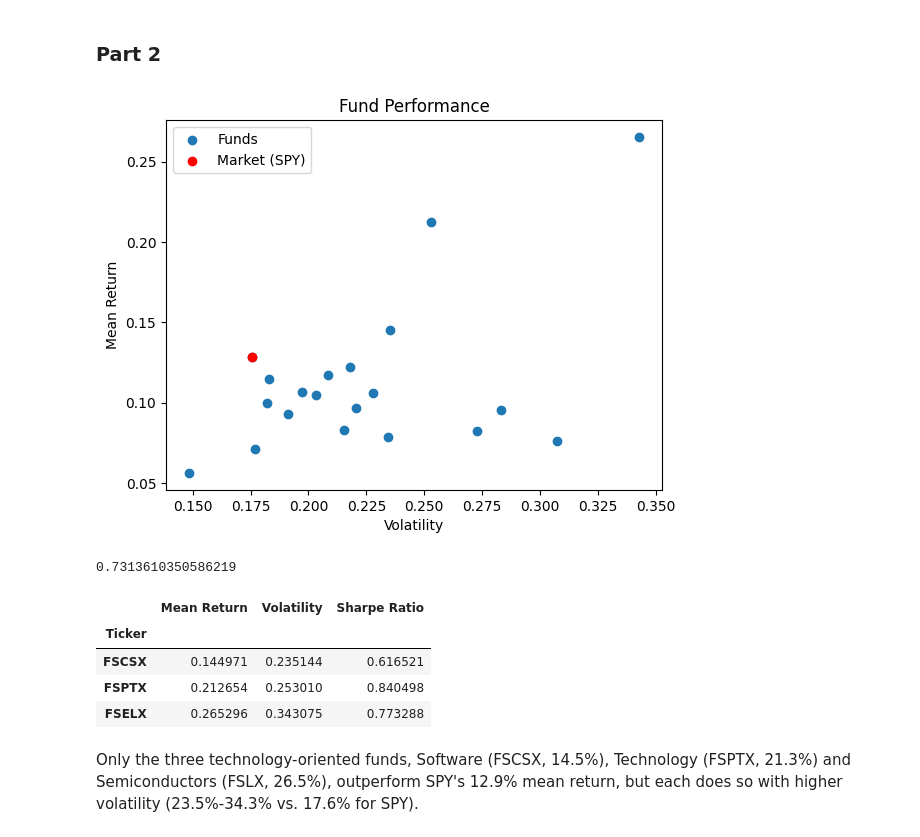
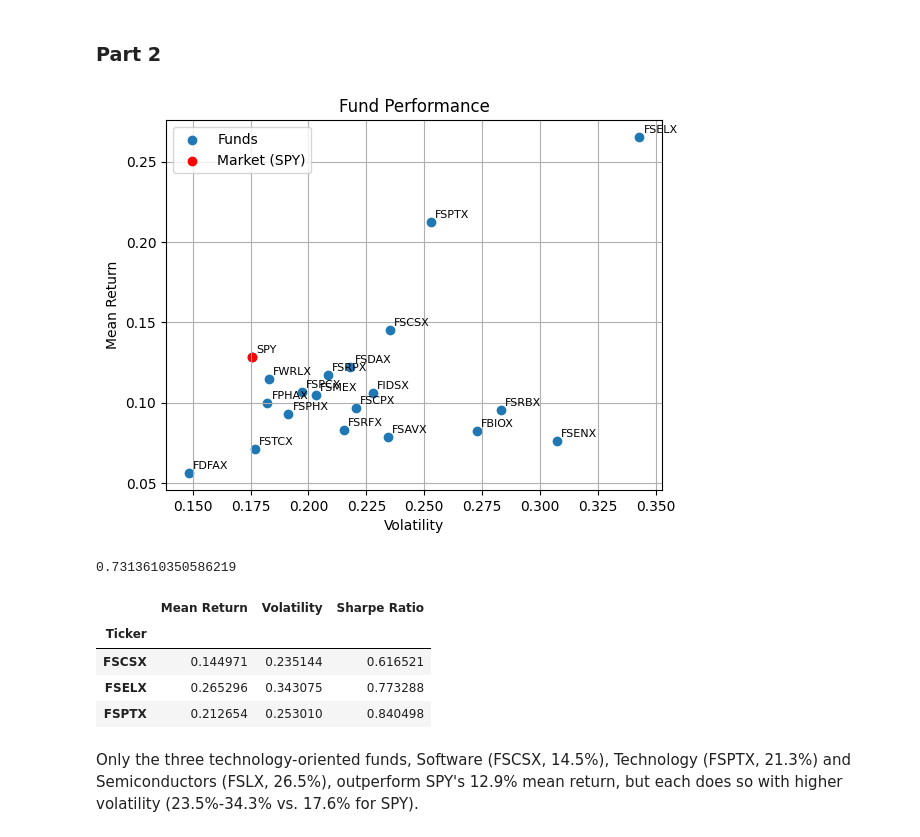
Before and after one commit to ctorello17/Project1, a Jupyter notebook: project1.ipynb, the cells around one changed output. Saved outputs shown, nothing was run; the diff lists cells and outputs as text; code cells hidden in the pictures.

Commit message:
part 2 graph fixed

```diff
--- a/project1.ipynb
+++ b/project1.ipynb
@@ -80,36 +80,39 @@ summary_abs.round(4)
 # %%
 market_mean_return = market_log_returns.mean() * 252
 market_volatility = market_log_returns.std() * np.sqrt(252)
 
 fund_metrics = pd.DataFrame({
     "Mean Return": mean_returns,
     "Volatility": volatilities,
 })
-fund_metrics.sort_values(by="Volatility", inplace=True)
 plt.scatter(fund_metrics["Volatility"], fund_metrics["Mean Return"], label="Funds")
+for t in fund_metrics.index:
+    plt.annotate(t, (fund_metrics.loc[t, "Volatility"], fund_metrics.loc[t, "Mean Return"]),
+                 fontsize=8, xytext=(3, 3), textcoords="offset points")
+plt.scatter(market_volatility, market_mean_return, color="red", marker="o", label="Market (SPY)")
 plt.xlabel("Volatility")
 plt.ylabel("Mean Return")
 plt.title("Fund Performance")
-plt.scatter(market_volatility, market_mean_return, color = "red", marker = "o", label="Market (SPY)")
+plt.grid(True)
 plt.legend()
 plt.show()
 
 indices = fund_metrics["Mean Return"] > market_mean_return
 outperforms_market = fund_metrics[indices].copy()
 outperforms_market
 
 market_sharpe_ratio = market_mean_return / market_volatility
 print(market_sharpe_ratio)
 outperforms_market["Sharpe Ratio"] = outperforms_market["Mean Return"] / outperforms_market["Volatility"]
 outperforms_market
 # %% [output]
-[figure, old version]
+[figure, new version]
 0.7313610350586219
 |  | Mean Return | Volatility | Sharpe Ratio |
 | Ticker |  |  |  |
 | FSCSX | 0.144971 | 0.235144 | 0.616521 |
+| FSELX | 0.265296 | 0.343075 | 0.773288 |
 | FSPTX | 0.212654 | 0.253010 | 0.840498 |
-| FSELX | 0.265296 | 0.343075 | 0.773288 |
 # %% [markdown]
 Only the three technology-oriented funds, Software (FSCSX, 14.5%), Technology (FSPTX, 21.3%) and Semiconductors (FSLX, 26.5%), outperform SPY's 12.9% mean return, but each does so with higher volatility (23.5%-34.3% vs. 17.6% for SPY).
 # %% [markdown]
```
